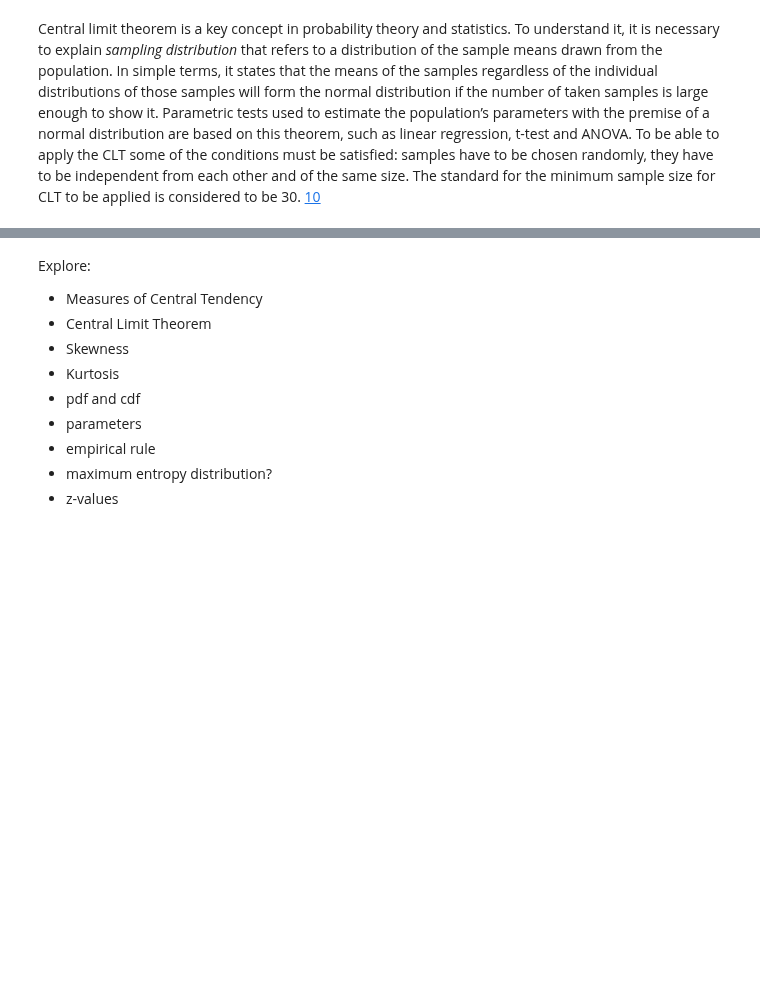
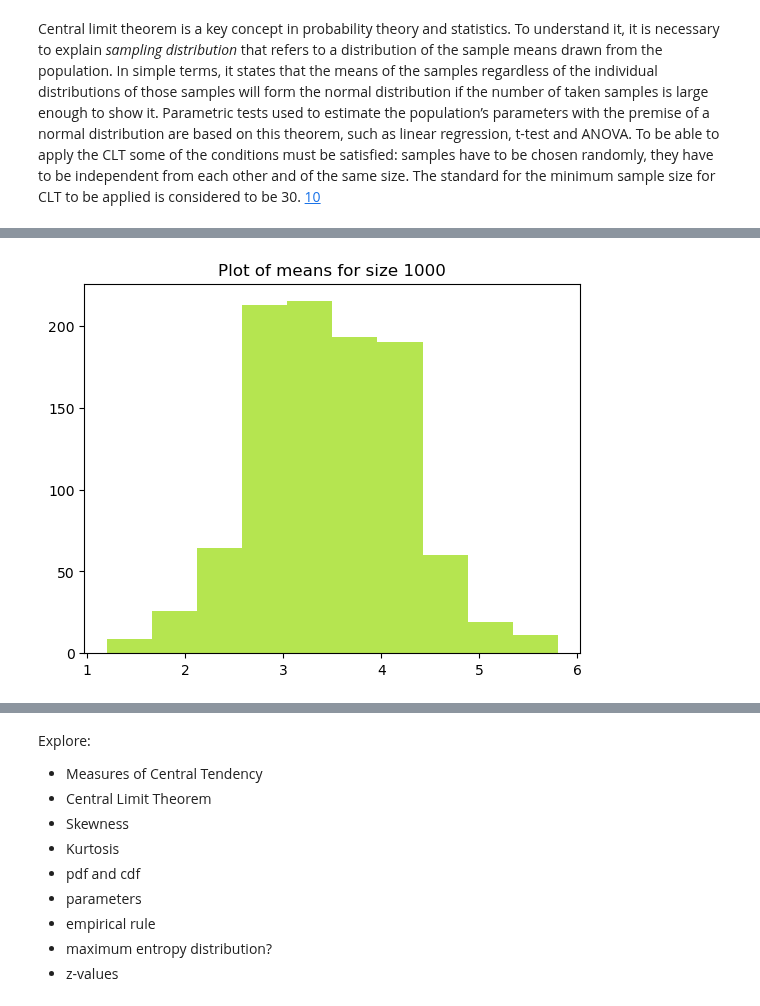
Before and after one commit to Tanja888/funddata-assessment, a Jupyter notebook: normal-distribution.ipynb, the cells around one changed output, grey strips where cells are left out. Drawn from its saved outputs; the diff is of its cells as text; code cells hidden in the pictures; blank space fills up the shorter version.

```diff
--- a/normal-distribution.ipynb
+++ b/normal-distribution.ipynb
@@ -272,0 +341,9 @@ Central limit theorem is a key concept in probability theory and statistics. To
+# %%
+# Sample number = 1000
+sample_means = []
+for i in range(1000):
+    sample_means.append(np.mean(die.sample(5, replace=True)))
+plt.hist(sample_means, color='#b5e550');
+plt.title('Plot of means for size 1000');
+# %% [output]
+[figure, added]
```
Also changed, not shown: parts of 15 cells of this notebook.
